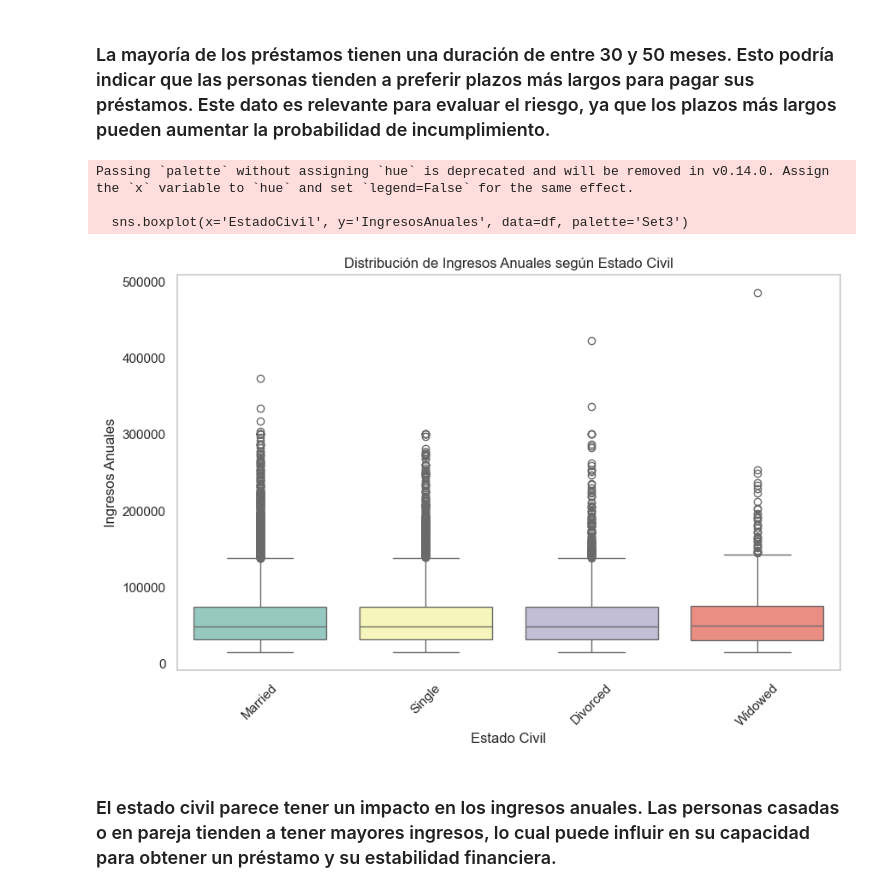
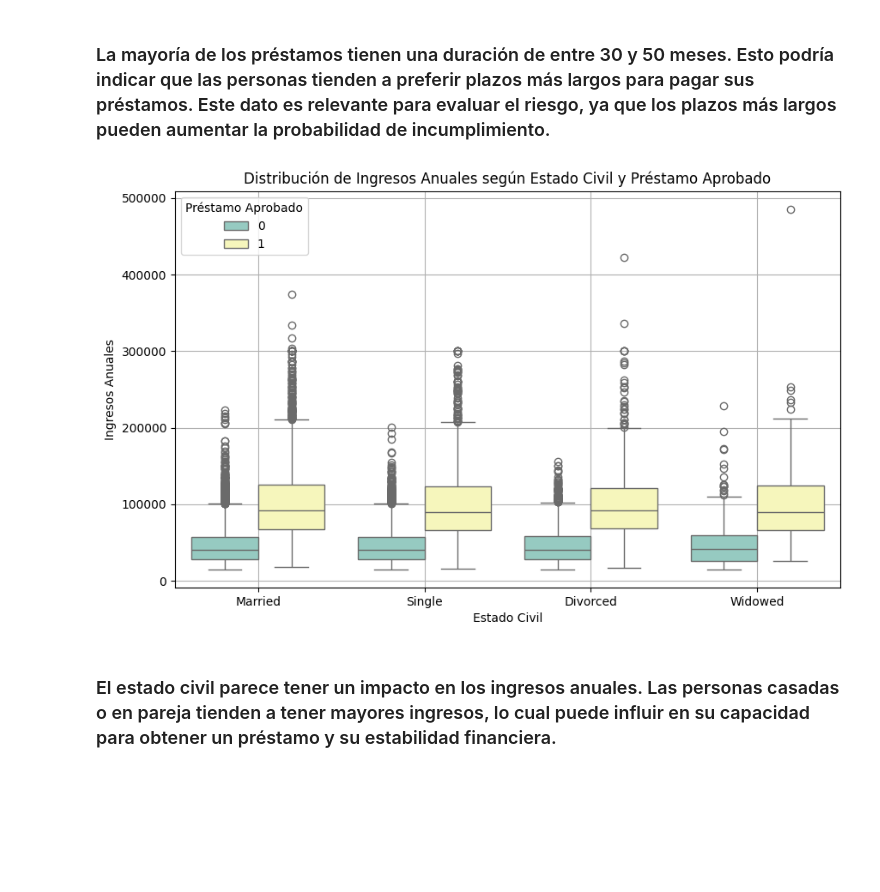
Before and after one commit to Jesujimenezv/Curso_Data_SCIENCE, a Jupyter notebook: Analisis_Riesgo_Credito_Jimenez_Vargas.ipynb, the cells around one changed output. Saved outputs shown, nothing was run; the diff lists cells and outputs as text; code cells hidden in the pictures; blank space fills up the shorter version.

```diff
--- a/Analisis_Riesgo_Credito_Jimenez_Vargas.ipynb
+++ b/Analisis_Riesgo_Credito_Jimenez_Vargas.ipynb
@@ -207,20 +207,17 @@ plt.show()
 # %% [markdown]
 ### La mayoría de los préstamos tienen una duración de entre 30 y 50 meses. Esto podría indicar que las personas tienden a preferir plazos más largos para pagar sus préstamos. Este dato es relevante para evaluar el riesgo, ya que los plazos más largos pueden aumentar la probabilidad de incumplimiento.
 # %%
-# Gráfico: Boxplot de los ingresos anuales según el estado civil
+# Gráfico: Boxplot de los ingresos anuales según el estado civil y préstamo aprobado
 plt.figure(figsize=(10, 6))
-sns.boxplot(x='EstadoCivil', y='IngresosAnuales', data=df, palette='Set3')
-plt.title('Distribución de Ingresos Anuales según Estado Civil')
+sns.boxplot(x='EstadoCivil', y='IngresosAnuales', hue='PrestamoAprobado', data=df, palette='Set3')
+plt.title('Distribución de Ingresos Anuales según Estado Civil y Préstamo Aprobado')
 plt.xlabel('Estado Civil')
 plt.ylabel('Ingresos Anuales')
-plt.xticks(rotation=45)  # Rotar las etiquetas del eje x para mejor legibilidad
-plt.grid(axis='y')  # Solo mostrar la cuadrícula en el eje y
+plt.grid(True)
+plt.legend(title='Préstamo Aprobado')
 plt.show()
 # %% [output]
-Passing `palette` without assigning `hue` is deprecated and will be removed in v0.14.0. Assign the `x` variable to `hue` and set `legend=False` for the same effect.
-
-  sns.boxplot(x='EstadoCivil', y='IngresosAnuales', data=df, palette='Set3')
-[figure, old version]
+[figure, new version]
 # %% [markdown]
 ### El estado civil parece tener un impacto en los ingresos anuales. Las personas casadas o en pareja tienden a tener mayores ingresos, lo cual puede influir en su capacidad para obtener un préstamo y su estabilidad financiera.
 # %% [markdown]
```
Also changed, not shown: parts of 5 cells of this notebook.
